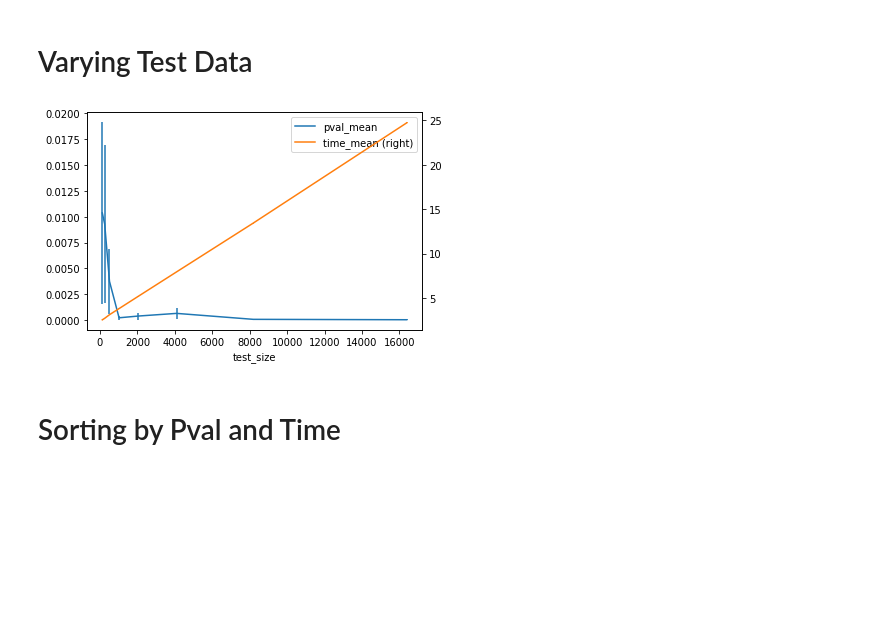
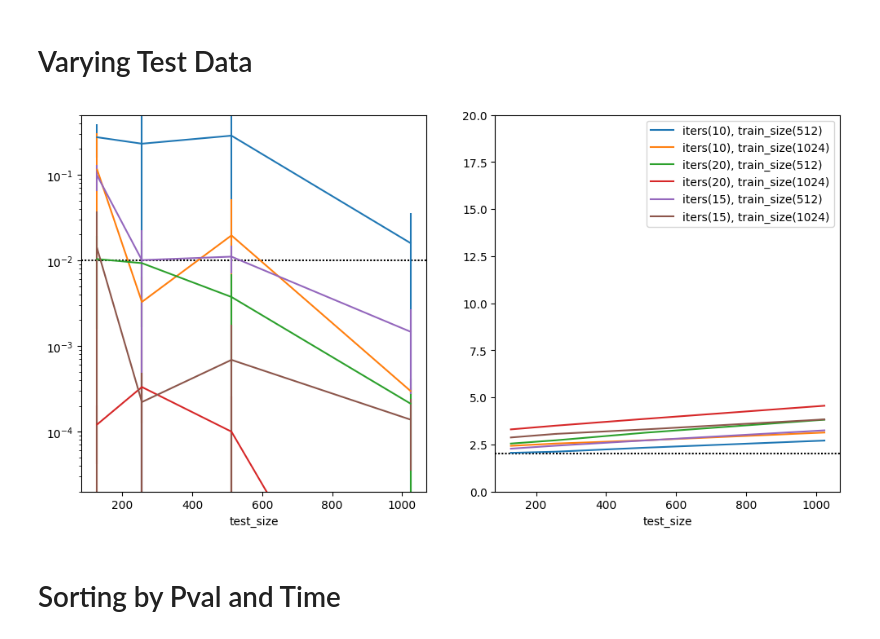
Before and after one commit to ShapeOfMatter/choreography, a Jupyter notebook: python/P-value Analysis.ipynb, the cells around one changed output. Saved outputs shown, nothing was run; the diff lists cells and outputs as text; code cells hidden in the pictures; blank space fills up the shorter version.

```diff
--- a/python/P-value Analysis.ipynb
+++ b/python/P-value Analysis.ipynb
@@ -29,12 +75,9 @@ iters_df.plot(ax=ax, x='train_size', y='time_mean', yerr='time_std', secondary_y
 # %% [markdown]
 # Varying Test Data
 # %%
-fig, ax = plt.subplots()
-iters_df = results[(results['iters'] == 20) & (results['train_size'] == 512)]
-iters_df.plot(ax=ax, x='test_size', y='pval_mean', yerr='pval_std')
-iters_df.plot(ax=ax, x='test_size', y='time_mean', yerr='time_std', secondary_y=True);
+plot_performance(x="test_size", test_size=(0,1024), train_size=(512, 1024), iters=(10,20))
 # %% [output]
-[figure, old version]
+[figure, new version]
 # %% [markdown]
 # Sorting by Pval and Time
 # %%
```
Also changed, not shown: parts of 9 cells of this notebook.
